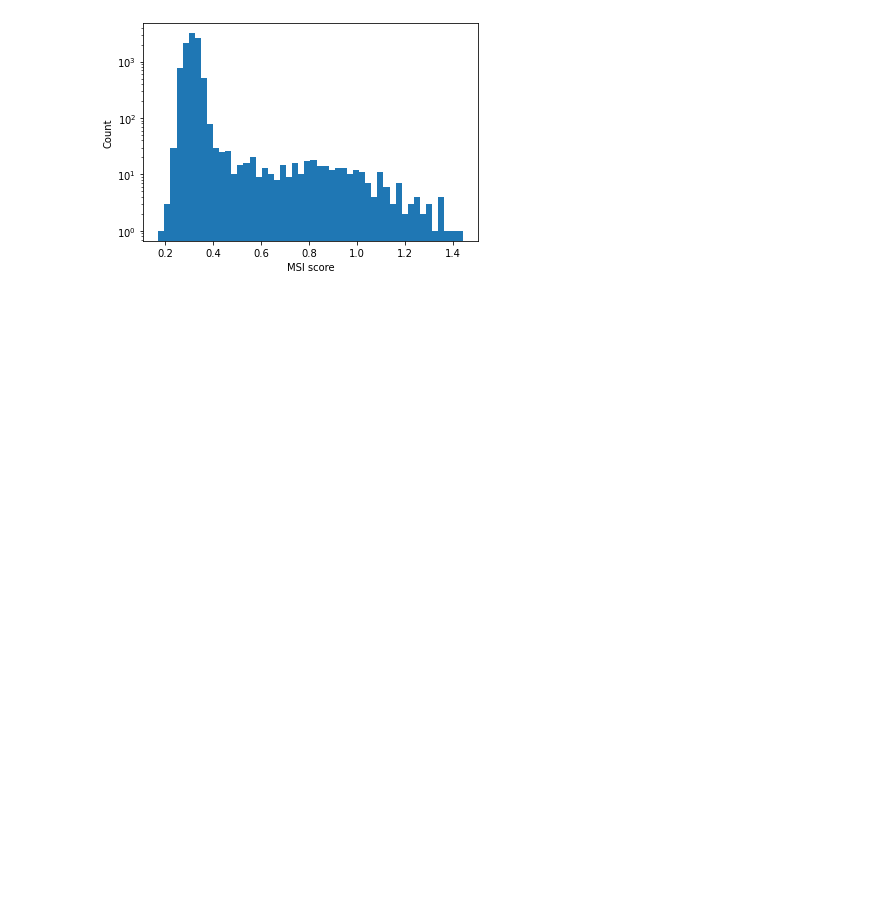
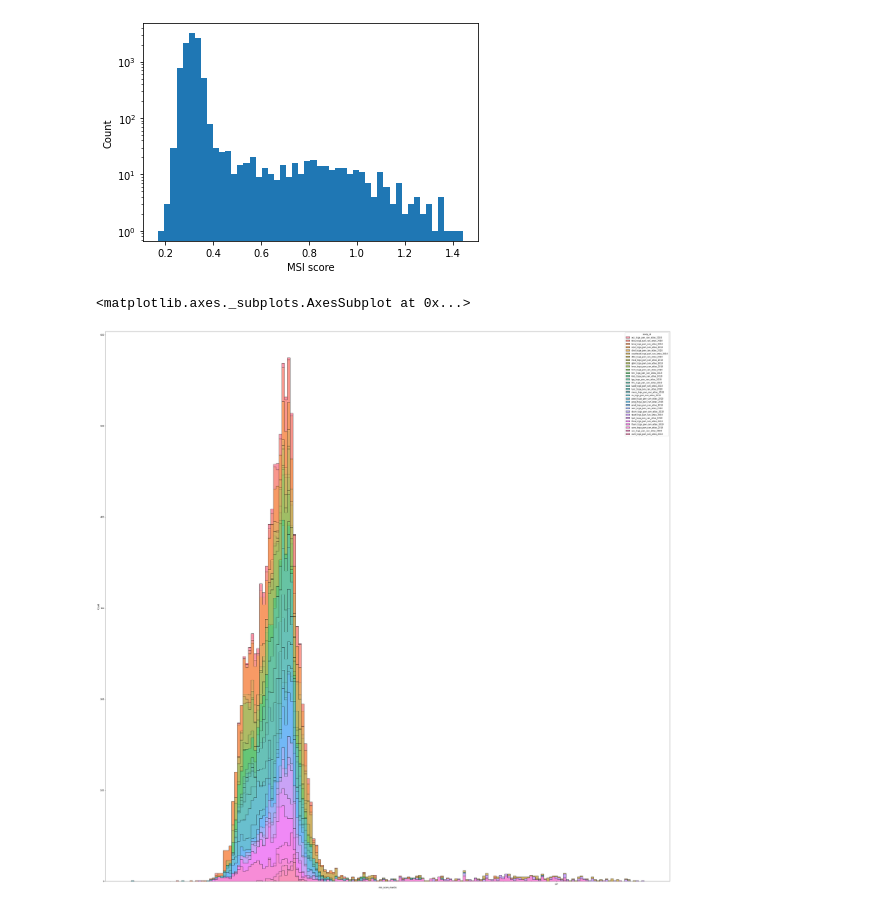
Before and after one commit to aauker/workbench, a Jupyter notebook: python/recipes/fetch_msi_pancan.ipynb, the cells around one changed output. Cells and saved outputs as stored; diff of their text form; code cells hidden in the pictures; blank space fills up the shorter version.

```diff
--- a/python/recipes/fetch_msi_pancan.ipynb
+++ b/python/recipes/fetch_msi_pancan.ipynb
@@ -84,3 +93,22 @@ plt.ylabel("Count")
 plt.show()
 # %% [output]
 [figure]
+# %%
+import pandas as pd
+import seaborn as sns
+from matplotlib import pyplot
+
+
+
+data = [[x.patientId, x.studyId, float(x.value)] for x in RES_MSI_SCORE_MANTIS]
+
+df = pd.DataFrame(data, columns=['patient_id', 'study_id', 'msi_score_mantis'])
+
+
+
+
+fig, ax = pyplot.subplots(figsize=(50,50))
+sns.histplot(data=df, x="msi_score_mantis", hue="study_id", element="step",multiple="stack",log_scale=True)
+# %% [output]
+<matplotlib.axes._subplots.AxesSubplot at 0x...>
+[figure, added]
```
Also changed, not shown: parts of 6 cells of this notebook.
